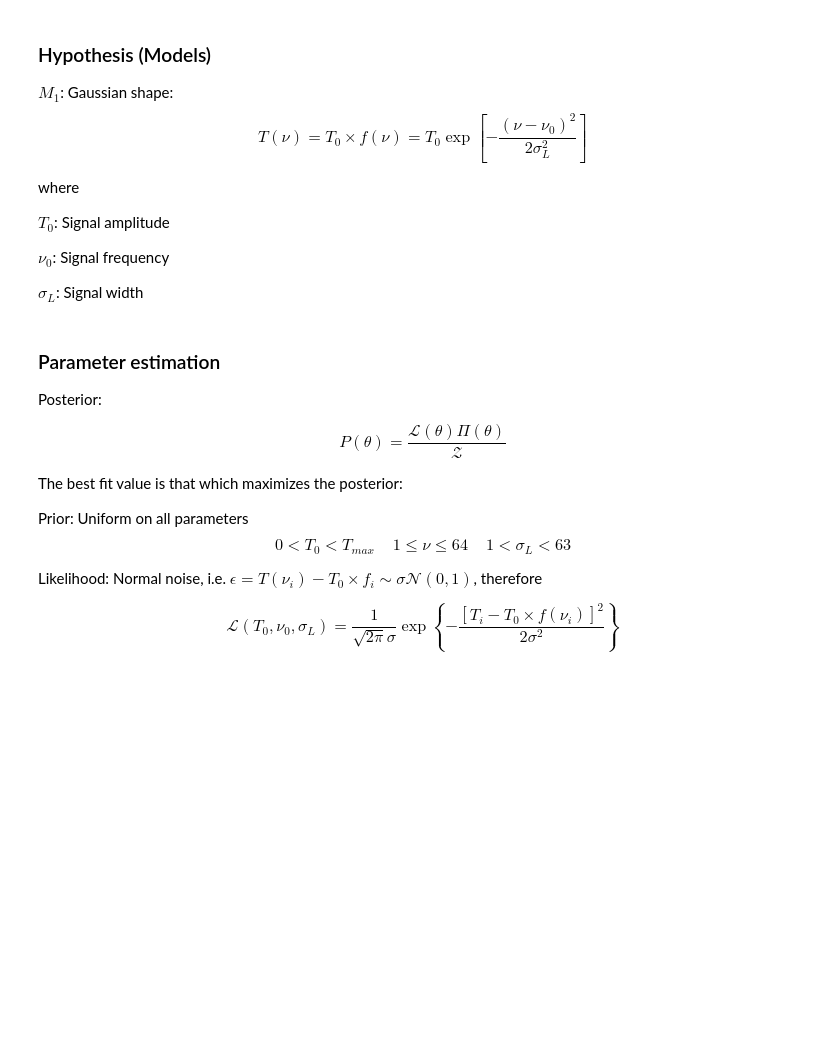
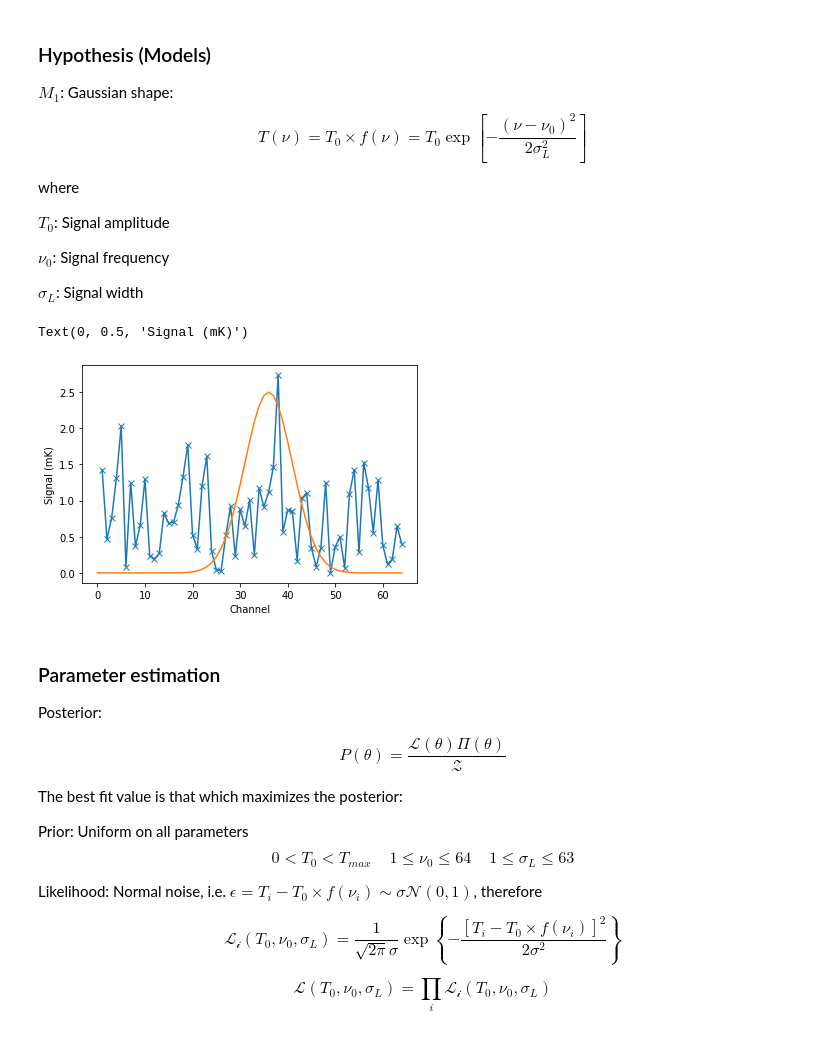
Before and after one commit to mvsantosdev/bayesian-methods-with-python, a Jupyter notebook: 3-Bayesian Statistics.ipynb, the cells around one changed output. Saved outputs shown, nothing was run; the diff lists cells and outputs as text; code cells hidden in the pictures; blank space fills up the shorter version.

```diff
--- a/3-Bayesian Statistics.ipynb
+++ b/3-Bayesian Statistics.ipynb
@@ -85,6 +85,23 @@ $T_0$: Signal amplitude
 $\nu_0$: Signal frequency
 
 $\sigma_L$: Signal width
+# %%
+nu = np.arange(0, 65)
+
+T0 = 2.5
+nu0 = 36
+sigL = 5
+# %%
+T = T0*np.exp(-.5*((nu-nu0)/sigL)**2)
+
+plt.plot(channels, spec, 'x-')
+plt.plot(nu, T)
+
+plt.xlabel('Channel')
+plt.ylabel('Signal (mK)')
+# %% [output]
+Text(0, 0.5, 'Signal (mK)')
+[figure, added]
 # %% [markdown]
 ### Parameter estimation
 
@@ -94,8 +111,10 @@ $$ P(\theta) = \frac{\mathcal{L}(\theta)\Pi(\theta)}{\mathcal{Z}} $$
 
 The best fit value is that which maximizes the posterior:
 
-Prior: Uniform on all parameters $$ 0 < T_0 < T_{max} ~~~~~ 1 \leq \nu \leq 64 ~~~~~ 1 < \sigma_L < 63$$
+Prior: Uniform on all parameters $$ 0 < T_0 < T_{max} ~~~~~ 1 \leq \nu_0 \leq 64 ~~~~~ 1 \leq \sigma_L \leq 63$$
 
-Likelihood: Normal noise, i.e. $\epsilon = T(\nu_i) - T_0 \times f_i \sim \sigma \mathcal{N}(0,1)$, therefore
+Likelihood: Normal noise, i.e. $\epsilon = T_i - T_0 \times f(\nu_i) \sim \sigma \mathcal{N}(0,1)$, therefore
 
-$$ \mathcal{L}(T_0, \nu_0, \sigma_L) = \frac{1}{\sqrt{2\pi}\sigma}\exp\left\{- \frac{[T_i-T_0\times f(\nu_i)]^2}{2\sigma^2} \right\} $$
+$$ \mathcal{L_i}(T_0, \nu_0, \sigma_L) = \frac{1}{\sqrt{2\pi}\sigma}\exp\left\{- \frac{[T_i-T_0\times f(\nu_i)]^2}{2\sigma^2} \right\} $$
+
+$$ \mathcal{L}(T_0, \nu_0, \sigma_L) = \prod_i \mathcal{L_i}(T_0, \nu_0, \sigma_L) $$
```
Also changed, not shown: parts of 18 cells of this notebook.
